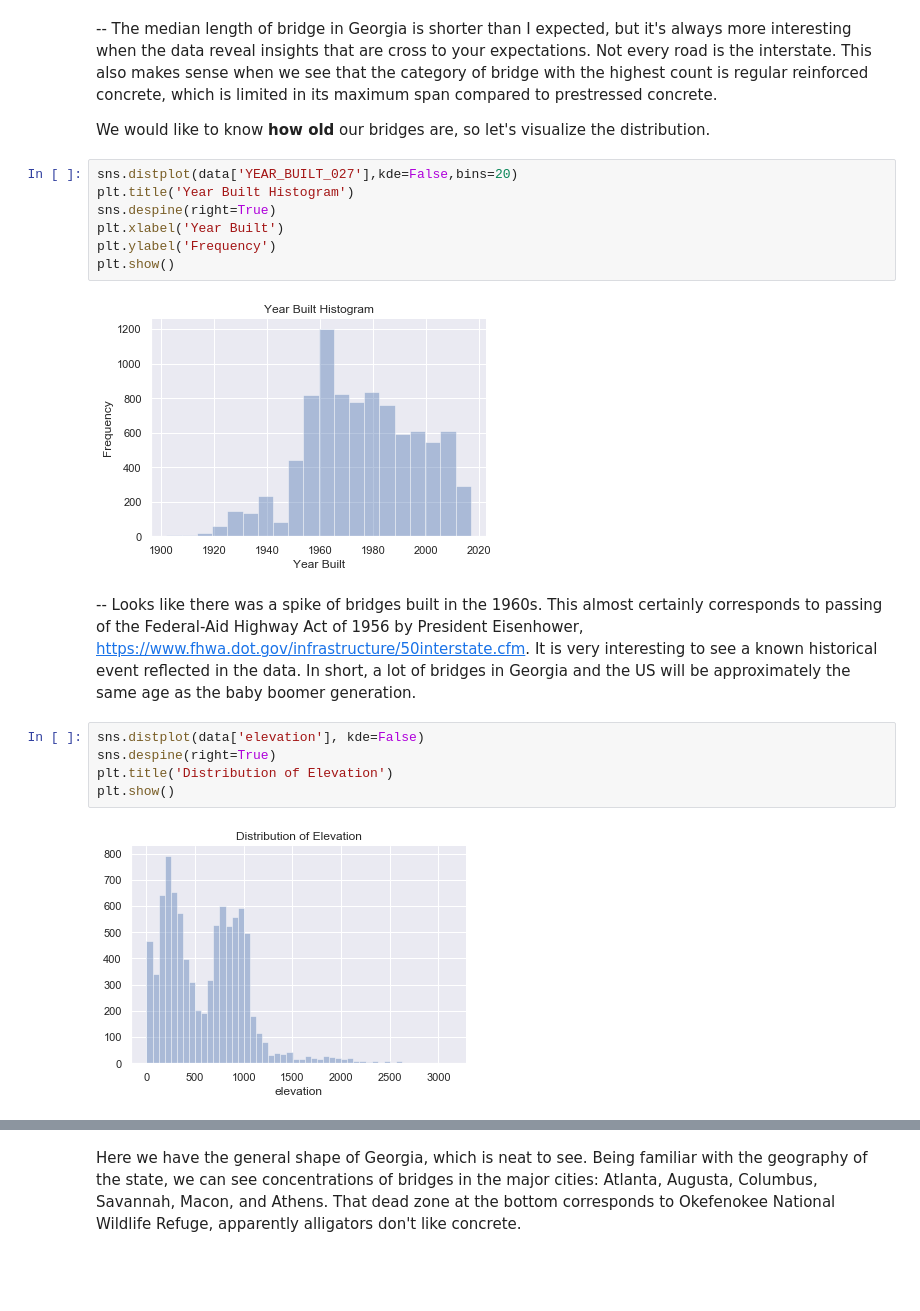
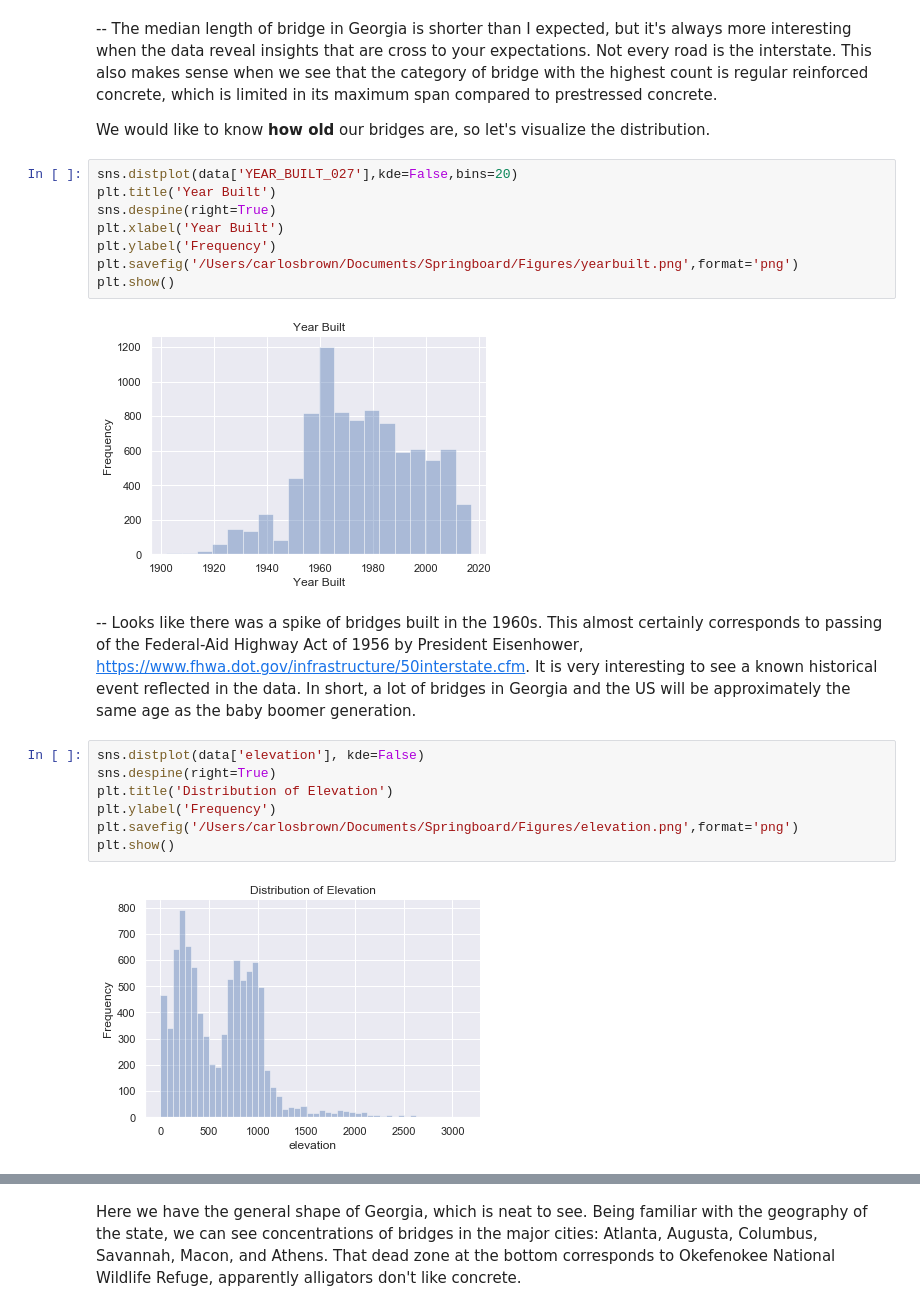
Before and after one commit to carlosbrown2/Springboard, a Jupyter notebook: Capstone Project 1/Capstone Project 1.ipynb, the cells around one changed output, grey strips where cells are left out. Drawn from its saved outputs; the diff is of its cells as text; blank space fills up the shorter version.

```diff
--- a/Capstone Project 1/Capstone Project 1.ipynb
+++ b/Capstone Project 1/Capstone Project 1.ipynb
@@ -224,20 +225,23 @@ Name: STRUCTURE_LEN_MT_049, dtype: float64
 We would like to know **how old** our bridges are, so let's visualize the distribution.
 # %%
 sns.distplot(data['YEAR_BUILT_027'],kde=False,bins=20)
-plt.title('Year Built Histogram')
+plt.title('Year Built')
 sns.despine(right=True)
 plt.xlabel('Year Built')
 plt.ylabel('Frequency')
+plt.savefig('/Users/carlosbrown/Documents/Springboard/Figures/yearbuilt.png',format='png')
 plt.show()
 # %% [output]
-[figure, old version]
+[figure, new version]
 # %% [markdown]
 \-- Looks like there was a spike of bridges built in the 1960s. This almost certainly corresponds to passing of the Federal-Aid Highway Act of 1956 by President Eisenhower, https://www.fhwa.dot.gov/infrastructure/50interstate.cfm. It is very interesting to see a known historical event reflected in the data. In short, a lot of bridges in Georgia and the US will be approximately the same age as the baby boomer generation.
 # %%
 sns.distplot(data['elevation'], kde=False)
 sns.despine(right=True)
 plt.title('Distribution of Elevation')
+plt.ylabel('Frequency')
+plt.savefig('/Users/carlosbrown/Documents/Springboard/Figures/elevation.png',format='png')
 plt.show()
 # %% [output]
-[figure, old version]
+[figure, new version]
 # %% [markdown]
```
Also changed, not shown: parts of 17 cells of this notebook.
